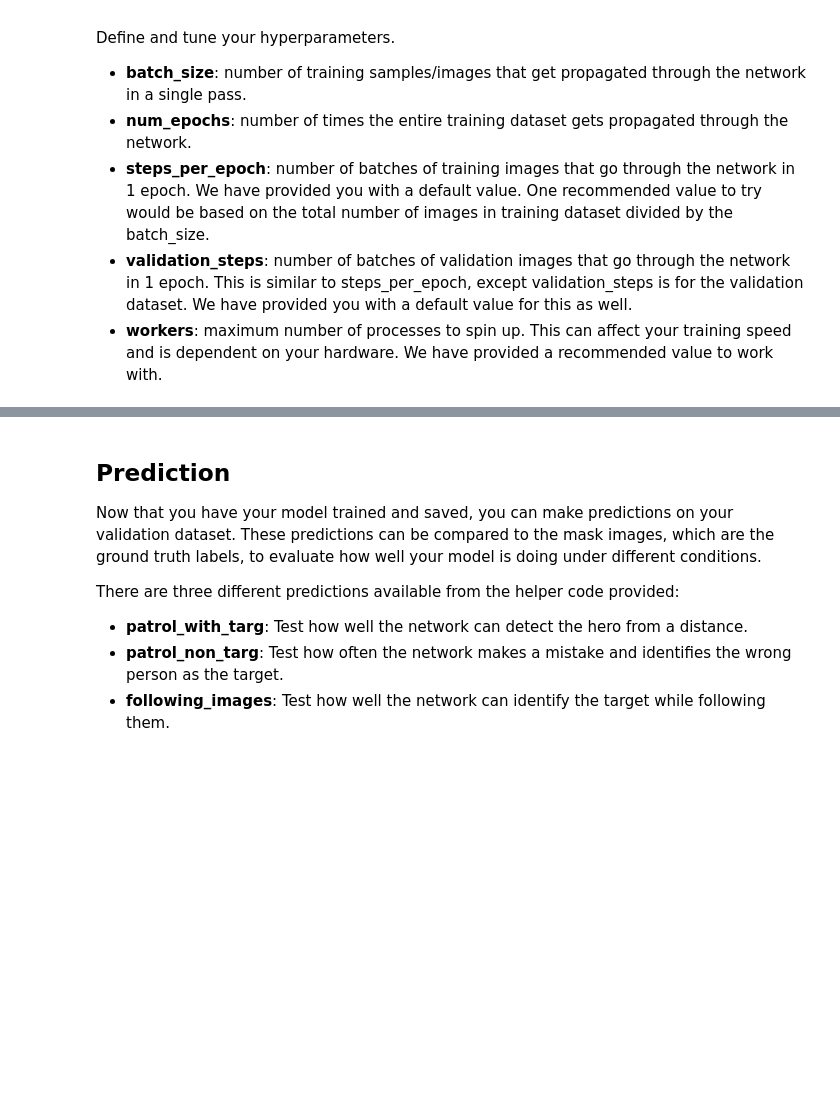
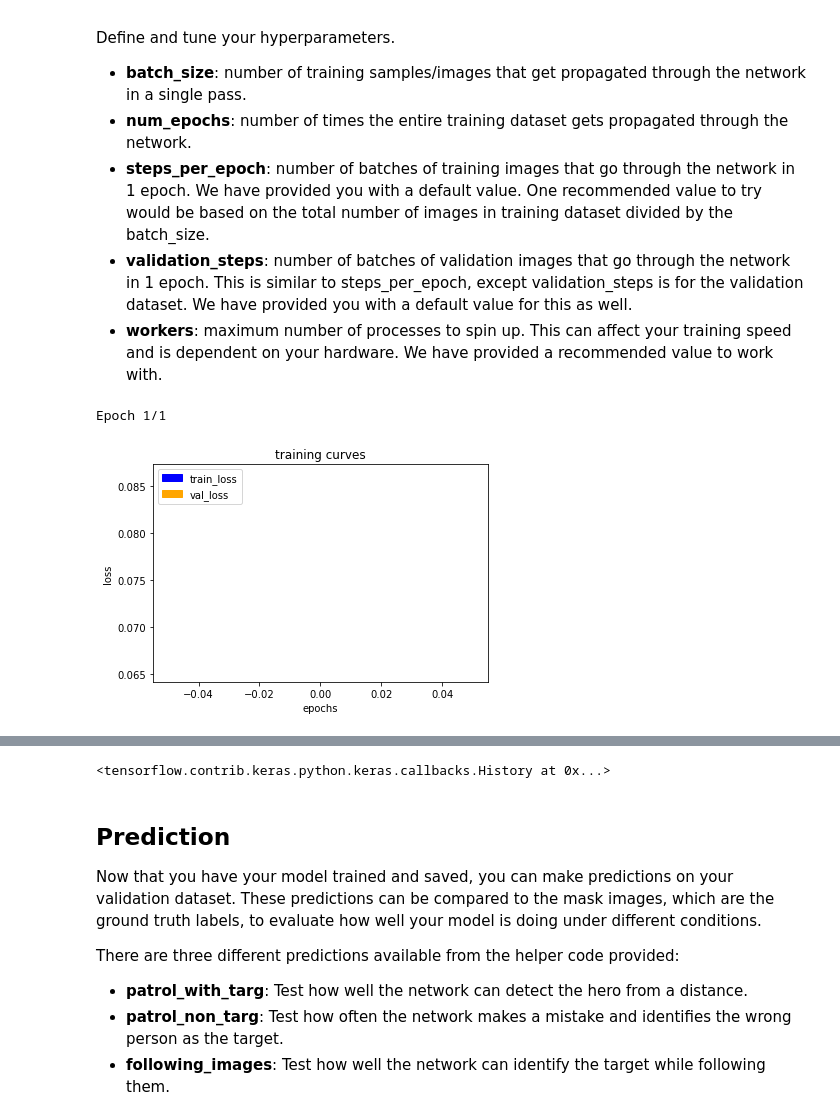
Before and after one commit to alikureishy/ROBO-followme-project, a Jupyter notebook: code/model_training.ipynb, the cells around one changed output, grey strips where cells are left out. Cells and saved outputs as stored; diff of their text form; code cells hidden in the pictures; blank space fills up the shorter version.

```diff
--- a/code/model_training.ipynb
+++ b/code/model_training.ipynb
@@ -168,36 +168,41 @@ Define and tune your hyperparameters.
 # %%
 learning_rate = 0.01
 batch_size = 200
-num_epochs = 3
+num_epochs = 1 #3
 steps_per_epoch = 200
 validation_steps = 50
 workers = 2
+train_set_name = 'set0'
+validation_set_name = 'set0'
 # %%
 """
 DON'T MODIFY ANYTHING IN THIS CELL THAT IS BELOW THIS LINE
 """
 # Define the Keras model and compile it for training
 model = models.Model(inputs=inputs, outputs=output_layer)
 
 model.compile(optimizer=keras.optimizers.Adam(learning_rate), loss='categorical_crossentropy')
 
 # Data iterators for loading the training and validation data
 train_iter = data_iterator.BatchIteratorSimple(batch_size=batch_size,
-                                               data_folder=os.path.join('..', 'data', 'train'),
+                                               data_folder=os.path.join('..', 'data', 'masks', 'train', train_set_name),
                                                image_shape=image_shape,
                                                shift_aug=True)
 
 val_iter = data_iterator.BatchIteratorSimple(batch_size=batch_size,
-                                             data_folder=os.path.join('..', 'data', 'validation'),
+                                             data_folder=os.path.join('..', 'data', 'masks', 'validation', validation_set_name),
                                              image_shape=image_shape)
 
 logger_cb = plotting_tools.LoggerPlotter()
 callbacks = [logger_cb]
 
 model.fit_generator(train_iter,
                     steps_per_epoch = steps_per_epoch, # the number of batches per epoch,
                     epochs = num_epochs, # the number of epochs to train for,
                     validation_data = val_iter, # validation iterator
                     validation_steps = validation_steps, # the number of batches to validate on
                     callbacks=callbacks,
                     workers = workers)
+# %% [output]
+Epoch 1/1
+[figure, added]
@@ -204,3 +210,4 @@ model.fit_generator(train_iter,
+<tensorflow.contrib.keras.python.keras.callbacks.History at 0x...>
 # %%
 # Save your trained model weights
 weight_file_name = 'model_weights'
```
Also changed, not shown: parts of 8 cells of this notebook, 9 other files.
